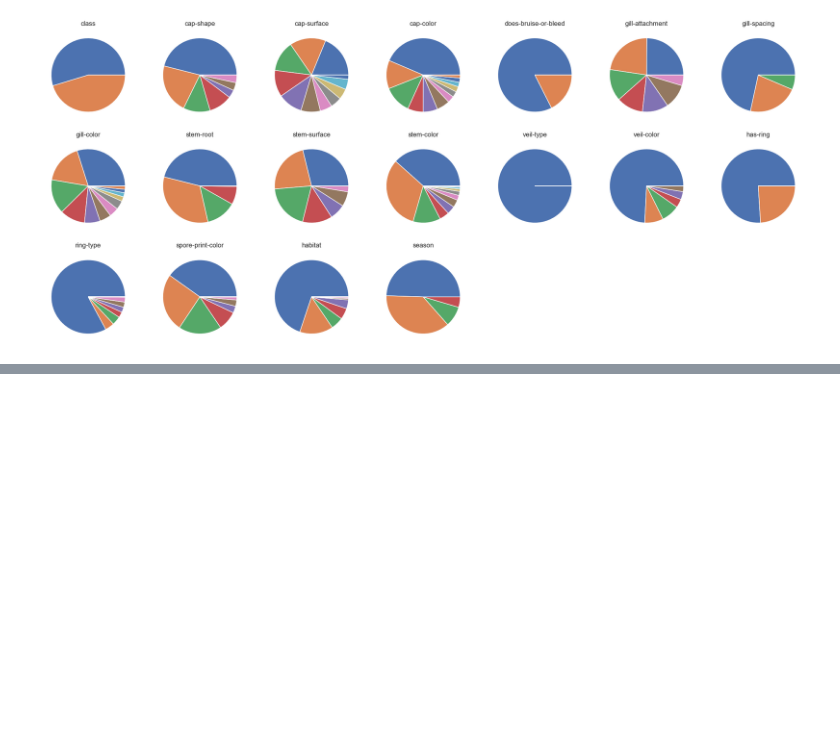
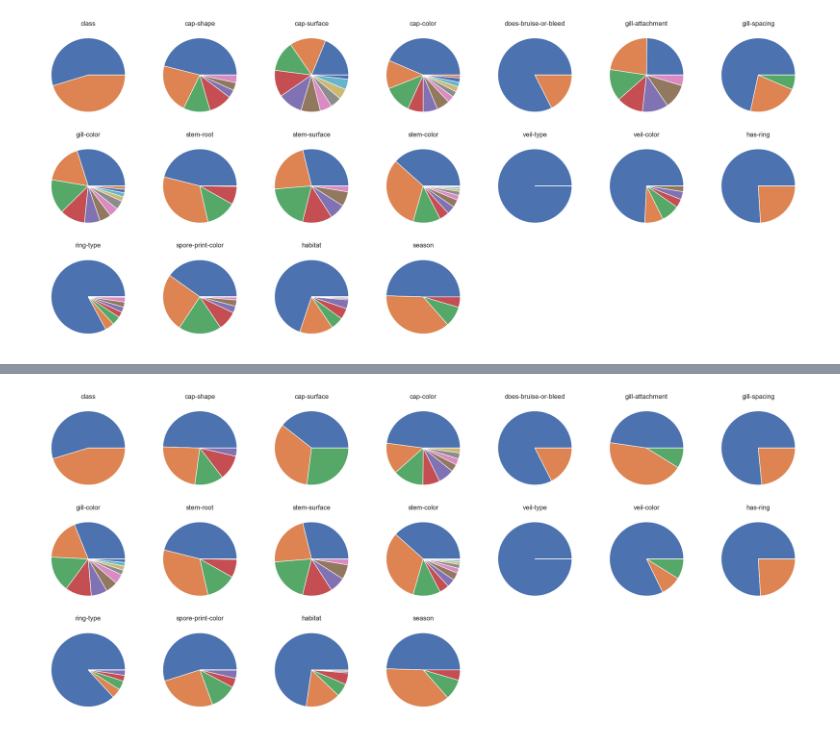
Before and after one commit to Coptere0/mushrooms, a Jupyter notebook: EDA.ipynb, the cells around one changed output, grey strips where cells are left out. Drawn from its saved outputs; the diff is of its cells as text; code cells hidden in the pictures; blank space fills up the shorter version.

```diff
--- a/EDA.ipynb
+++ b/EDA.ipynb
@@ -149,5 +131,8 @@ for col in df_train.select_dtypes(include='object'):
 # %%
 variable_df = pd.read_csv('mushroom_variables.csv')
 variable_df = variable_df.transpose().reset_index()
-variable_df.columns = variable_df[0]
+variable_df.columns = variable_df.loc[0,:]
+variable_df.drop(index=0, inplace=True)
+variable_df.set_index(variable_df.columns[0], inplace=True)
+variable_df
 # %% [output]
@@ -155,2 +149,20 @@ ValueError: Length mismatch: Expected axis has 23 elements, new values have 8 el
 # %%
-df = pd.merge(df_train, variable_df, on)
+df_train = data_train.copy()
+def verif_cat(liste, var):
+    if not var in liste:
+        return np.nan
+
+list_cat = [cat for cat in variable_df.columns if cat in df_train.columns]
+for cat in list_cat:
+    liste = variable_df.loc[(variable_df.index == "description_mod"), cat].tolist()[0]
+    df_train[cat] = df_train[cat].apply(lambda x: np.nan if str(x) not in liste else str(x))
+
+i=1
+plt.figure(figsize=(25,25))
+for col in df_train.select_dtypes(include='object'):
+    plt.subplot(7,7,i)
+    plt.pie(df_train[col].value_counts())
+    plt.title(f"{col}",)
+    i += 1
+# %% [output]
+[figure, added]
```
Also changed, not shown: parts of 12 cells of this notebook.
